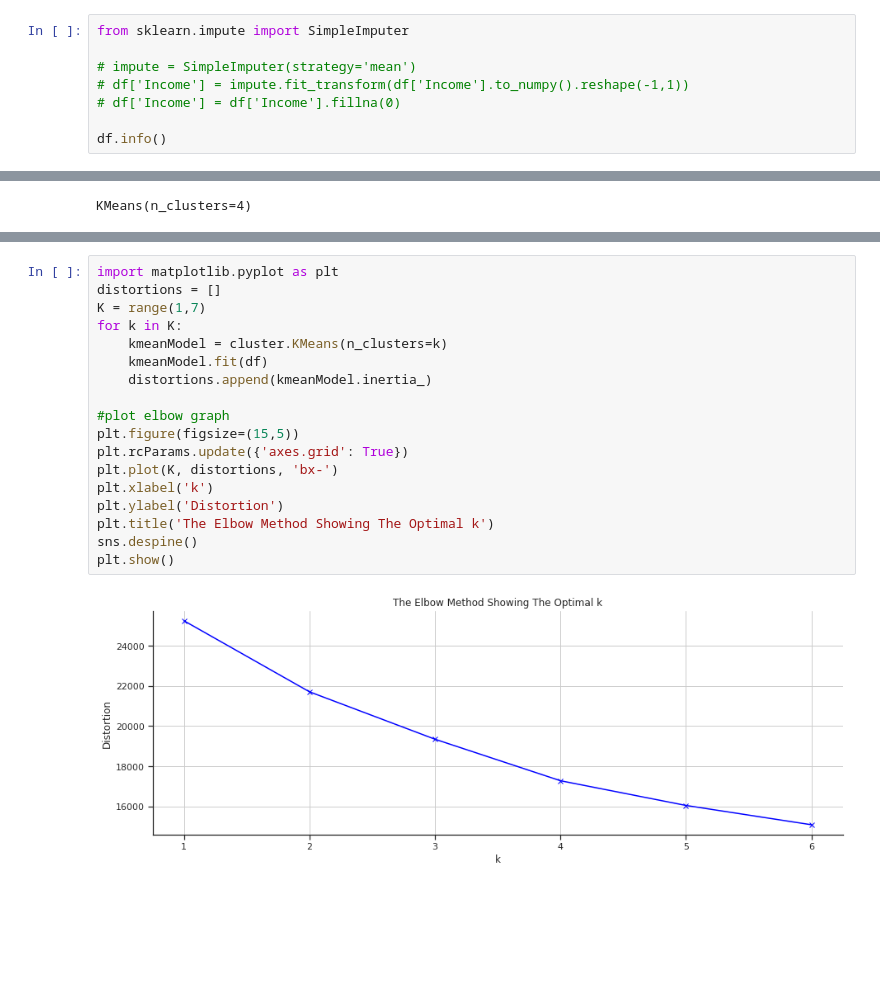
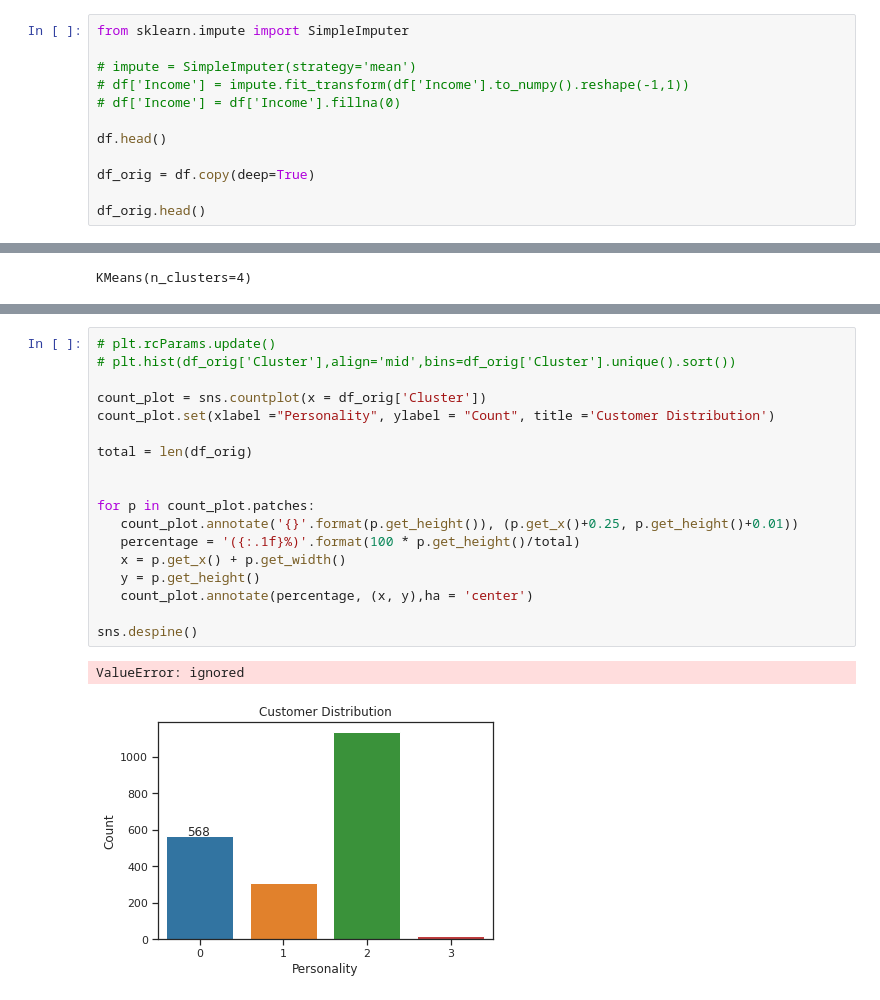
Before and after one commit to fgith/data-science, a Jupyter notebook: logistic-regression/logistic_regression_customerpersonality.ipynb, the cells around one changed output, grey strips where cells are left out. Saved outputs shown, nothing was run; the diff lists cells and outputs as text; blank space fills up the shorter version.

```diff
--- a/logistic-regression/logistic_regression_customerpersonality.ipynb
+++ b/logistic-regression/logistic_regression_customerpersonality.ipynb
@@ -229,5 +229,9 @@ from sklearn.impute import SimpleImputer
 # df['Income'] = impute.fit_transform(df['Income'].to_numpy().reshape(-1,1))
 # df['Income'] = df['Income'].fillna(0)
 
-df.info()
+df.head()
+
+df_orig = df.copy(deep=True)
+
+df_orig.head()
 # %% [output]
@@ -331,20 +341,21 @@ df.head()
-# %%
-import matplotlib.pyplot as plt
-distortions = []
-K = range(1,7)
-for k in K:
-    kmeanModel = cluster.KMeans(n_clusters=k)
-    kmeanModel.fit(df)
-    distortions.append(kmeanModel.inertia_)
-
-#plot elbow graph
-plt.figure(figsize=(15,5))
-plt.rcParams.update({'axes.grid': True})
-plt.plot(K, distortions, 'bx-')
-plt.xlabel('k')
-plt.ylabel('Distortion')
-plt.title('The Elbow Method Showing The Optimal k')
-sns.despine()
-plt.show()
-# %% [output]
-[figure, removed]
+# %%
+# plt.rcParams.update()
+# plt.hist(df_orig['Cluster'],align='mid',bins=df_orig['Cluster'].unique().sort())
+
+count_plot = sns.countplot(x = df_orig['Cluster'])
+count_plot.set(xlabel ="Personality", ylabel = "Count", title ='Customer Distribution')
+
+total = len(df_orig)
+
+
+for p in count_plot.patches:
+   count_plot.annotate('{}'.format(p.get_height()), (p.get_x()+0.25, p.get_height()+0.01))
+   percentage = '({:.1f}%)'.format(100 * p.get_height()/total)
+   x = p.get_x() + p.get_width()
+   y = p.get_height()
+   count_plot.annotate(percentage, (x, y),ha = 'center')
+
+sns.despine()
+# %% [output]
+ValueError: ignored
+[figure, added]
```
Also changed, not shown: parts of 5 cells of this notebook.
